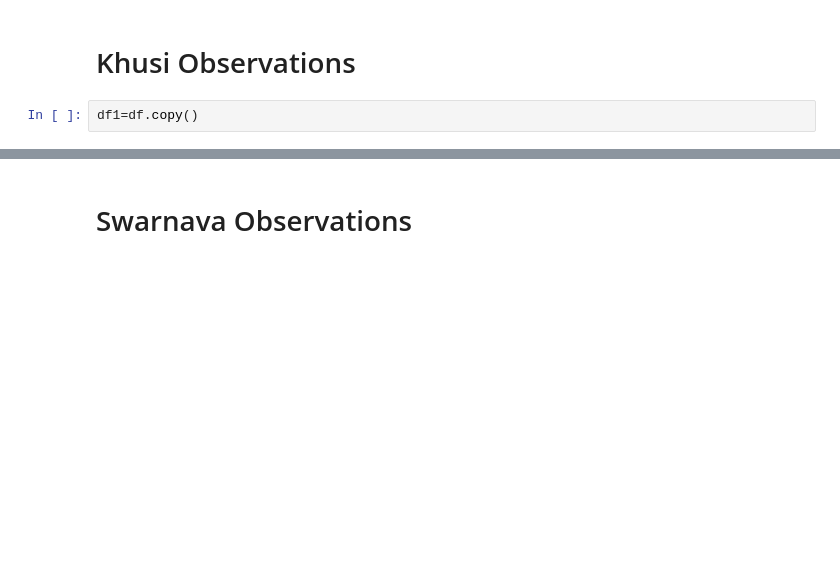
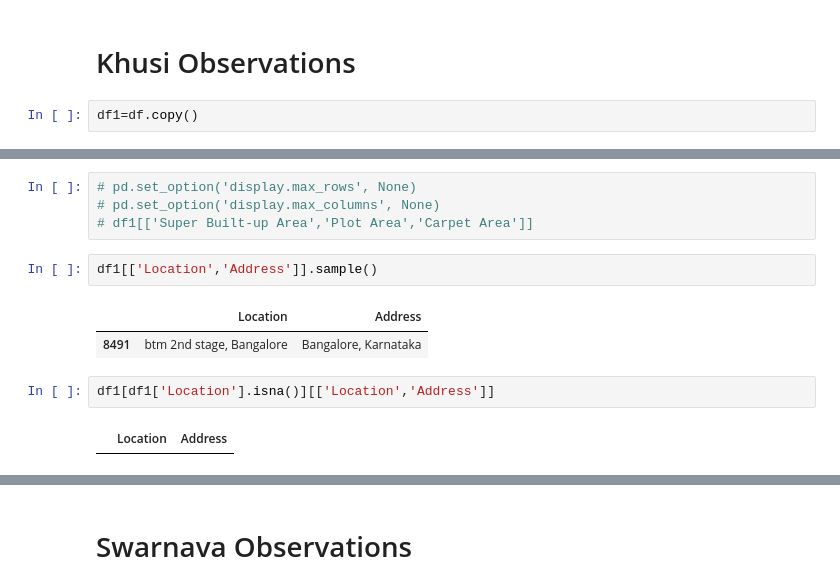
Before and after one commit to Himanshu7d3/House_Rent_Prediction, a Jupyter notebook: New_Data_Cleaning.ipynb, the cells around one changed output, grey strips where cells are left out. Drawn from its saved outputs; the diff is of its cells as text; blank space fills up the shorter version.

```diff
--- a/New_Data_Cleaning.ipynb
+++ b/New_Data_Cleaning.ipynb
@@ -11,0 +186,13 @@ df1=df.copy()
+# %%
+# pd.set_option('display.max_rows', None)
+# pd.set_option('display.max_columns', None)
+# df1[['Super Built-up Area','Plot Area','Carpet Area']]
+# %%
+df1[['Location','Address']].sample()
+# %% [output]
+|  | Location | Address |
+| 8491 | btm 2nd stage, Bangalore | Bangalore, Karnataka |
+# %%
+df1[df1['Location'].isna()][['Location','Address']]
+# %% [output]
+|  | Location | Address |
```
Also changed, not shown: parts of 33 cells of this notebook.
